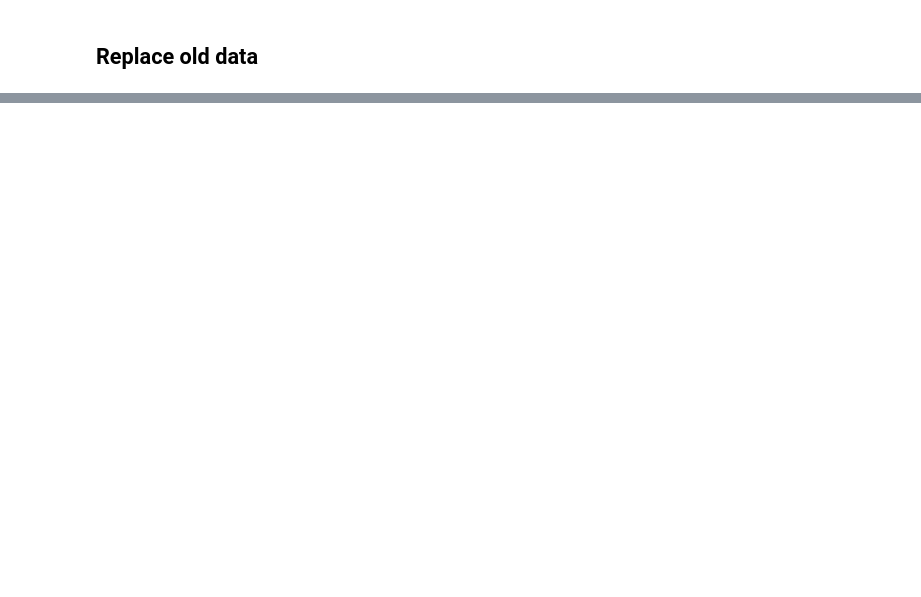
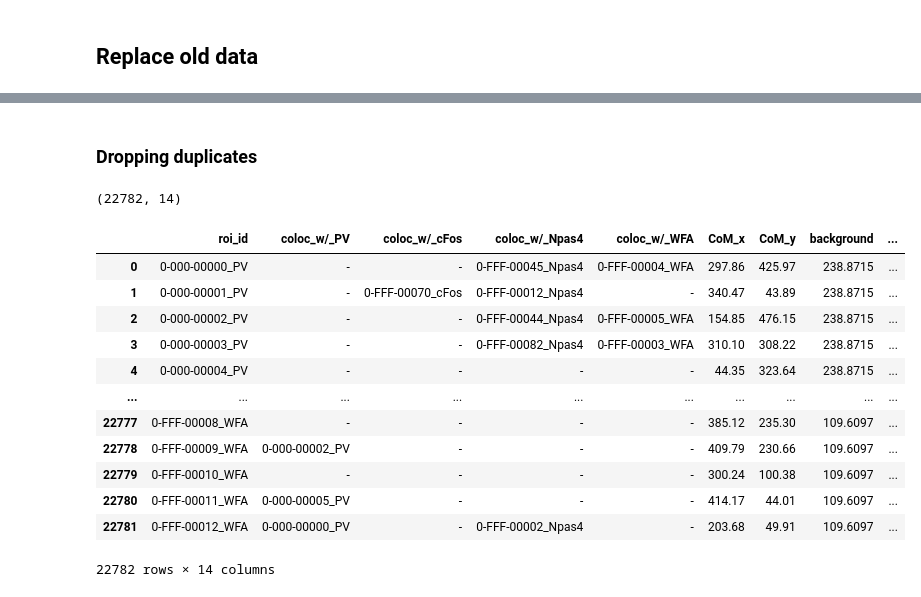
Before and after one commit to jonny-ramos/LRI, a Jupyter notebook: Image ROI Data Wrangling/KETAMINE-VR5/updated doublet roi selection/colocalized data/KET-VR5 More Colocalized Analyses.ipynb, the cells around one changed output, grey strips where cells are left out. Cells and saved outputs as stored; diff of their text form; code cells hidden in the pictures; blank space fills up the shorter version.

```diff
--- a/Image ROI Data Wrangling/KETAMINE-VR5/updated doublet roi selection/colocalized data/KET-VR5 More Colocalized Analyses.ipynb
+++ b/Image ROI Data Wrangling/KETAMINE-VR5/updated doublet roi selection/colocalized data/KET-VR5 More Colocalized Analyses.ipynb
@@ -817,0 +764,22 @@ print(len(dropduplicated_WFA))
+# %%
+
+df_concat = pd.concat([df_double, df_triple, df_quad]).drop_duplicates()
+
+aggregate_imgs = []
+for img in df_concat.image_name.unique():
+    df_image = df_concat.query(f'image_name == "{img}"')
+
+    # getting unique cell data, not considering colocalization (cell data are repeated across coloc dataframes)
+    df_unique_cells = df_image.drop([col for col in df_image.columns if 'coloc_w/' in col], axis=1)\
+        .drop_duplicates()\
+        .sort_values(by='filename')
+
+    # group coloc_cols by roi_id, then compute first non null value in each col
+    df_coloc_cols = df_image.iloc[:,:5].groupby('roi_id').first().reset_index()
+
+    df_agg = df_coloc_cols.merge(df_unique_cells)\
+        .sort_values(by=['filename', 'roi_id'])
+
+    aggregate_imgs.append(df_agg)
+
+df_coloc = pd.concat(aggregate_imgs)
@@ -817,0 +865,21 @@ print(len(dropduplicated_WFA))
+# %% [markdown]
+### Dropping duplicates
+# %%
+df_coloc_cleaned = df_coloc[~df_coloc.iloc[:,5:].duplicated()].reset_index().drop('index', axis=1)
+print(df_coloc_cleaned.shape)
+df_coloc_cleaned
+# %% [output]
+(22782, 14)
+|  | roi_id | coloc_w/_PV | coloc_w/_cFos | coloc_w/_Npas4 | coloc_w/_WFA | CoM_x | CoM_y | background | ... |
+| 0 | 0-000-00000_PV | - | - | 0-FFF-00045_Npas4 | 0-FFF-00004_WFA | 297.86 | 425.97 | 238.8715 | ... |
+| 1 | 0-000-00001_PV | - | 0-FFF-00070_cFos | 0-FFF-00012_Npas4 | - | 340.47 | 43.89 | 238.8715 | ... |
+| 2 | 0-000-00002_PV | - | - | 0-FFF-00044_Npas4 | 0-FFF-00005_WFA | 154.85 | 476.15 | 238.8715 | ... |
+| 3 | 0-000-00003_PV | - | - | 0-FFF-00082_Npas4 | 0-FFF-00003_WFA | 310.10 | 308.22 | 238.8715 | ... |
+| 4 | 0-000-00004_PV | - | - | - | - | 44.35 | 323.64 | 238.8715 | ... |
+| ... | ... | ... | ... | ... | ... | ... | ... | ... | ... |
+| 22777 | 0-FFF-00008_WFA | - | - | - | - | 385.12 | 235.30 | 109.6097 | ... |
+| 22778 | 0-FFF-00009_WFA | 0-000-00002_PV | - | - | - | 409.79 | 230.66 | 109.6097 | ... |
+| 22779 | 0-FFF-00010_WFA | - | - | - | - | 300.24 | 100.38 | 109.6097 | ... |
+| 22780 | 0-FFF-00011_WFA | 0-000-00005_PV | - | - | - | 414.17 | 44.01 | 109.6097 | ... |
+| 22781 | 0-FFF-00012_WFA | 0-000-00000_PV | - | 0-FFF-00002_Npas4 | - | 203.68 | 49.91 | 109.6097 | ... |
+22782 rows × 14 columns
```
Also changed, not shown: parts of 65 cells of this notebook, 1 other file.
